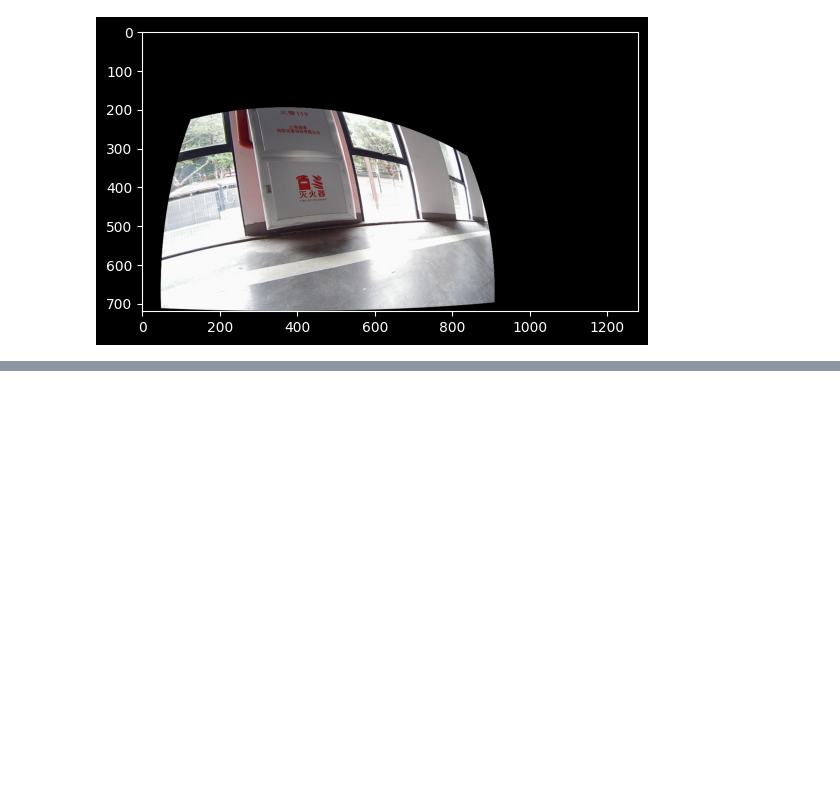
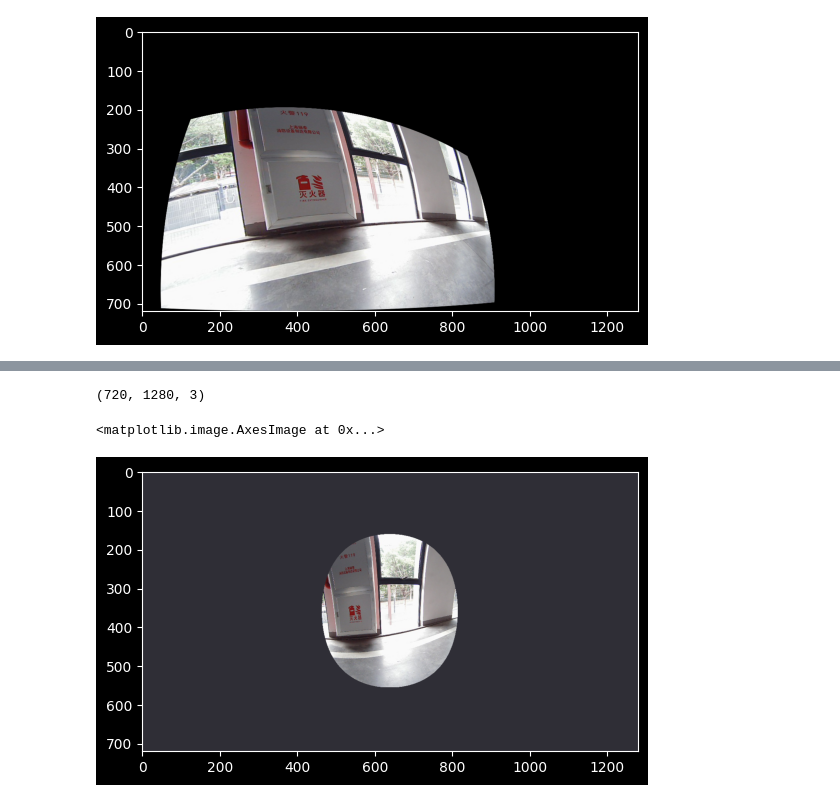
Before and after one commit to 2catycm/MyDepth, a Jupyter notebook: fisheye_test.ipynb, the cells around one changed output, grey strips where cells are left out. Saved outputs shown, nothing was run; the diff lists cells and outputs as text; code cells hidden in the pictures; blank space fills up the shorter version.

```diff
--- a/fisheye_test.ipynb
+++ b/fisheye_test.ipynb
@@ -70,0 +280,14 @@ cv2_imshow(distorted)
+# %%
+undistorted_img = cv2.remap(np.rot90(img, 1), map_img,
+                            # map_img[:, :, 1],
+                            # map_img[:, :, 0],
+                            None,
+                            interpolation=cv2.INTER_LINEAR,
+                            borderMode=cv2.BORDER_CONSTANT)
+undistorted_img = np.rot90(np.rot90(undistorted_img))
+print(undistorted_img.shape)
+cv2_imshow(undistorted_img)
+# %% [output]
+(720, 1280, 3)
+<matplotlib.image.AxesImage at 0x...>
+[figure, added]
```
Also changed, not shown: parts of 9 cells of this notebook.
